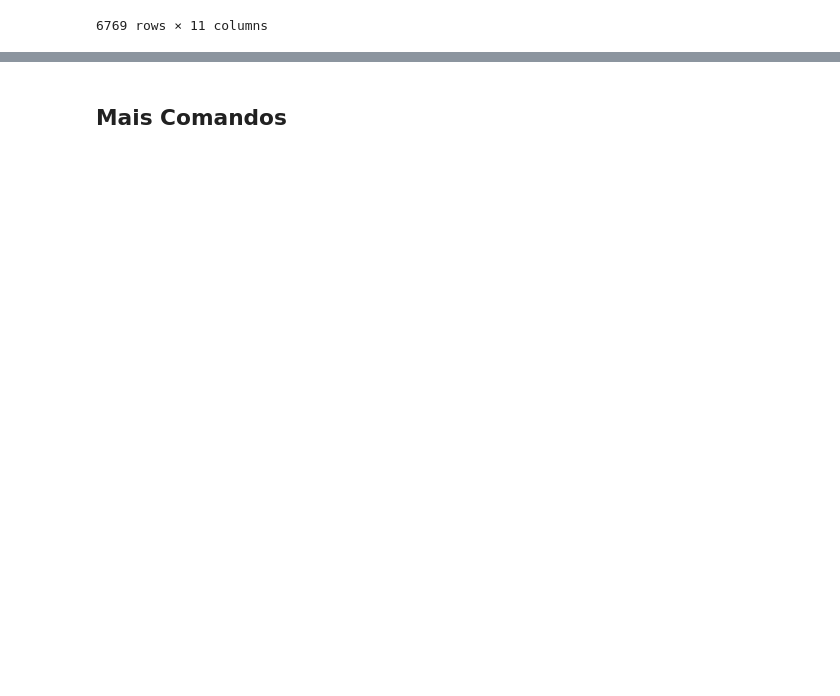
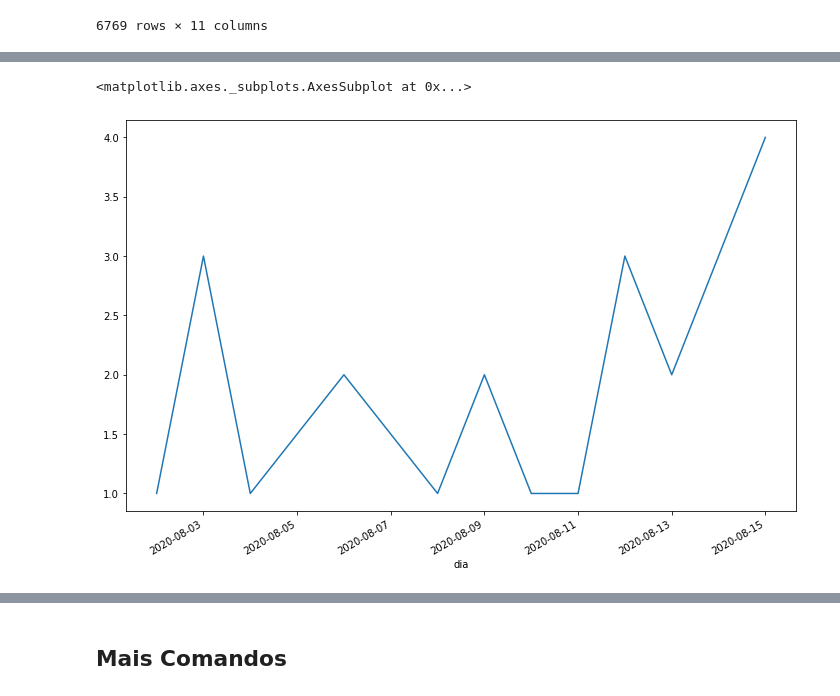
Before and after one commit to giobritos/soul_code_python, a Jupyter notebook: ED7-PandasFundamentos.ipynb, the cells around one changed output, grey strips where cells are left out. Saved outputs shown, nothing was run; the diff lists cells and outputs as text; code cells hidden in the pictures; blank space fills up the shorter version.

```diff
--- a/ED7-PandasFundamentos.ipynb
+++ b/ED7-PandasFundamentos.ipynb
@@ -305,0 +400,6 @@ schema.validate(df)
+# %%
+# filtro detalhado de cidade e saida de pista e ano
+ftcidade = df.cidade == 'SÃO PAULO'
+ftpista = df.saida_pista == 'SIM'
+ft2020 = df.dia.dt.year == 2020
+df.loc[ftcidade & ftpista & ft2020]
@@ -305,0 +453,5 @@ schema.validate(df)
+# %%
+# filtro por quinzena de um mês definido
+ftagosto = df.dia.dt.month == 8
+ftquinz = (df.dia.dt.day > 0) & (df.dia.dt.day< 16)
+dfquinz = df.loc[ftagosto & ftquinz & ft2020]
@@ -305,0 +523,6 @@ schema.validate(df)
+# %%
+# usar linha em variações temporais
+dfquinz.groupby(['dia'], dropna=False).size().sort_values(ascending=False).plot.line(figsize=(12,8))
+# %% [output]
+<matplotlib.axes._subplots.AxesSubplot at 0x...>
+[figure, added]
```
Also changed, not shown: parts of 37 cells of this notebook.
